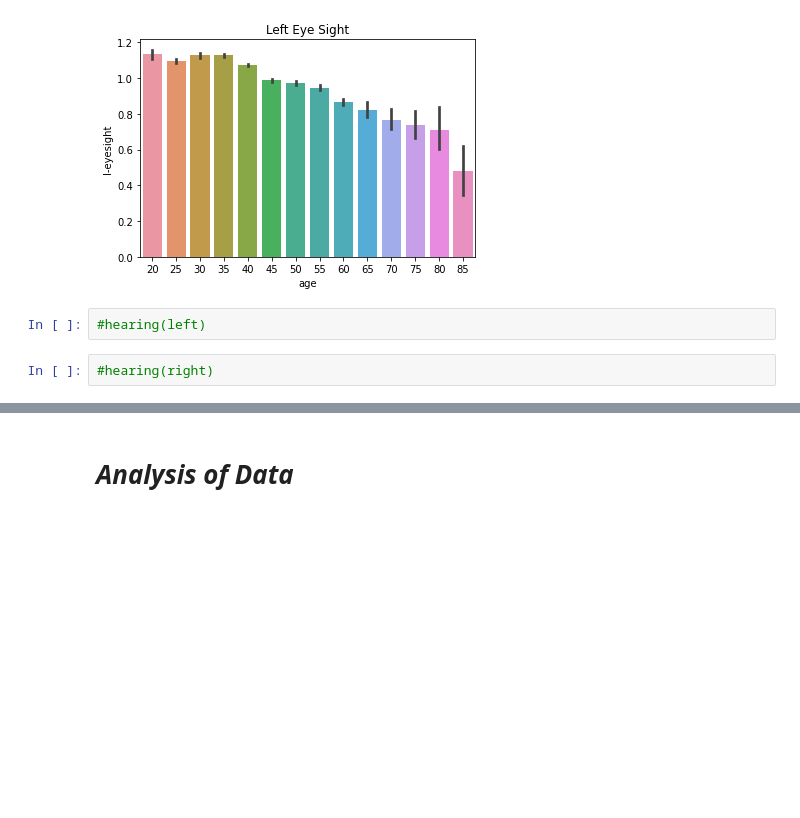
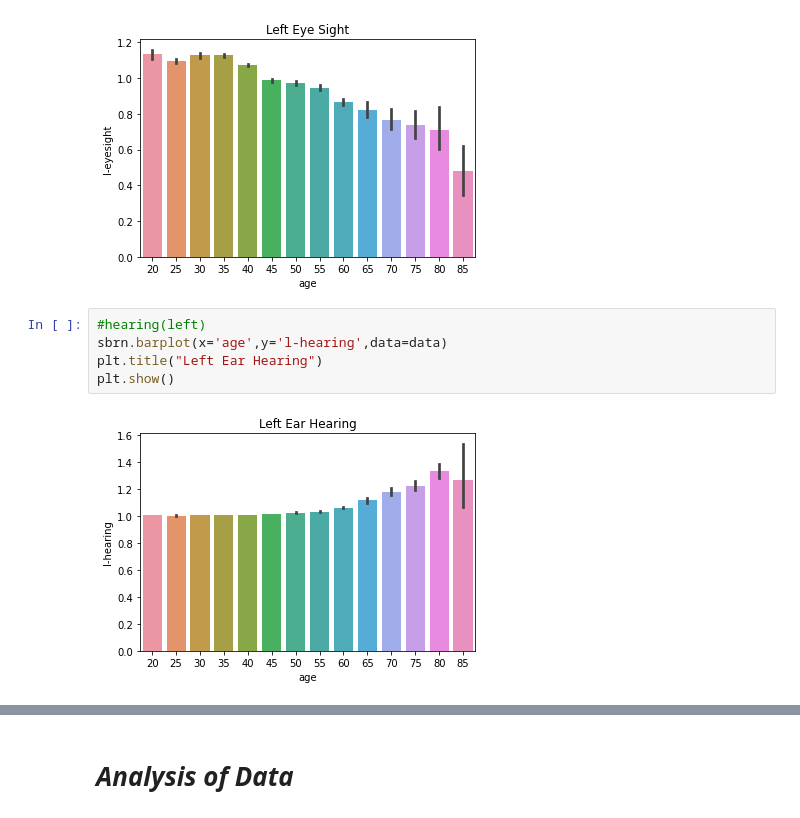
Before and after one commit to NiroginiJanstin/ML_Assignment2_IT18412994_IT18218336_IT18216592, a Jupyter notebook: Smoking_Status_Prediction_Model.ipynb, the cells around one changed output, grey strips where cells are left out. Drawn from its saved outputs; the diff is of its cells as text; blank space fills up the shorter version.

Commit message:
Data Visualization for Hearing and Age.

```diff
--- a/Smoking_Status_Prediction_Model.ipynb
+++ b/Smoking_Status_Prediction_Model.ipynb
@@ -159,7 +159,10 @@ plt.title("Left Eye Sight")
 plt.show()
 # %% [output]
 [figure]
-# %%
-#hearing(left)
-# %%
-#hearing(right)
+# %%
+#hearing(left)
+sbrn.barplot(x='age',y='l-hearing',data=data)
+plt.title("Left Ear Hearing")
+plt.show()
+# %% [output]
+[figure, added]
```
Also changed, not shown: parts of 1 cell of this notebook.
